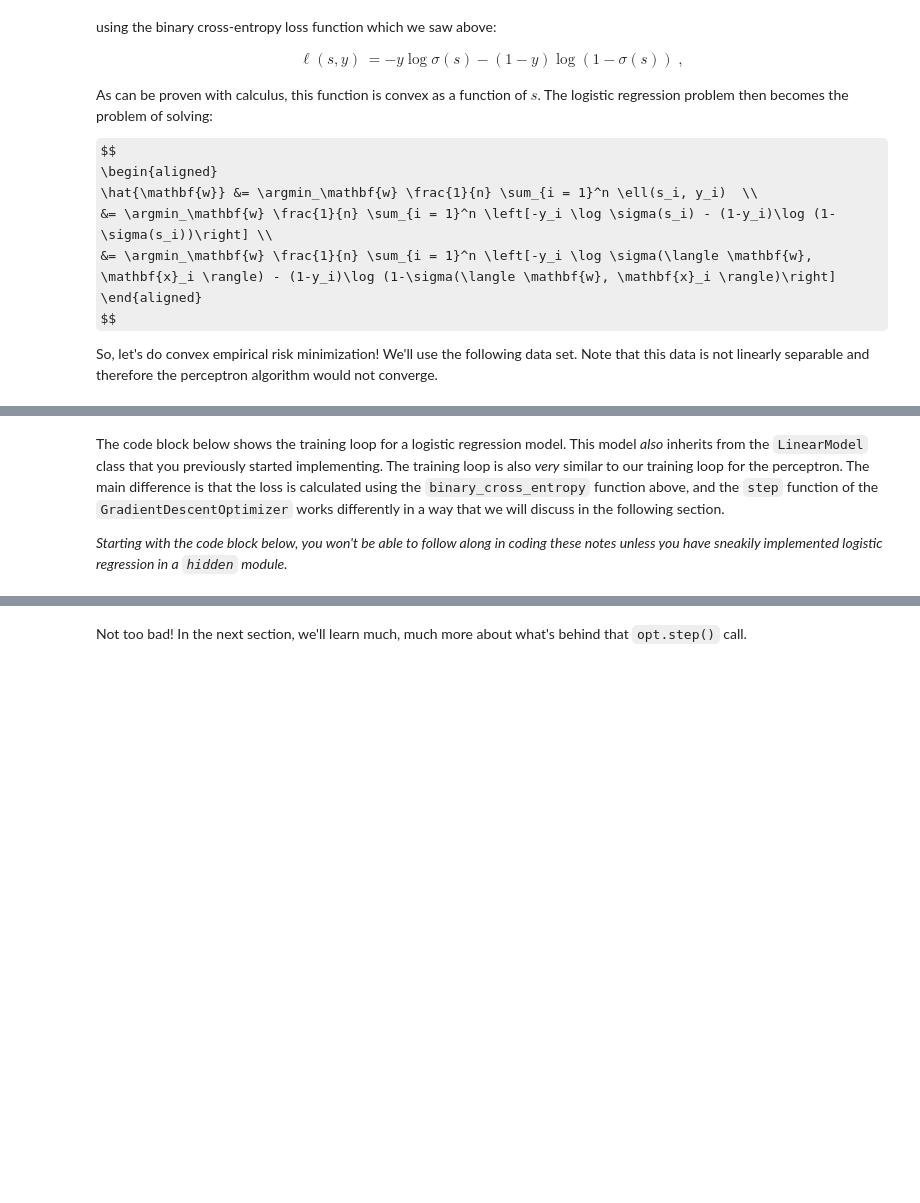
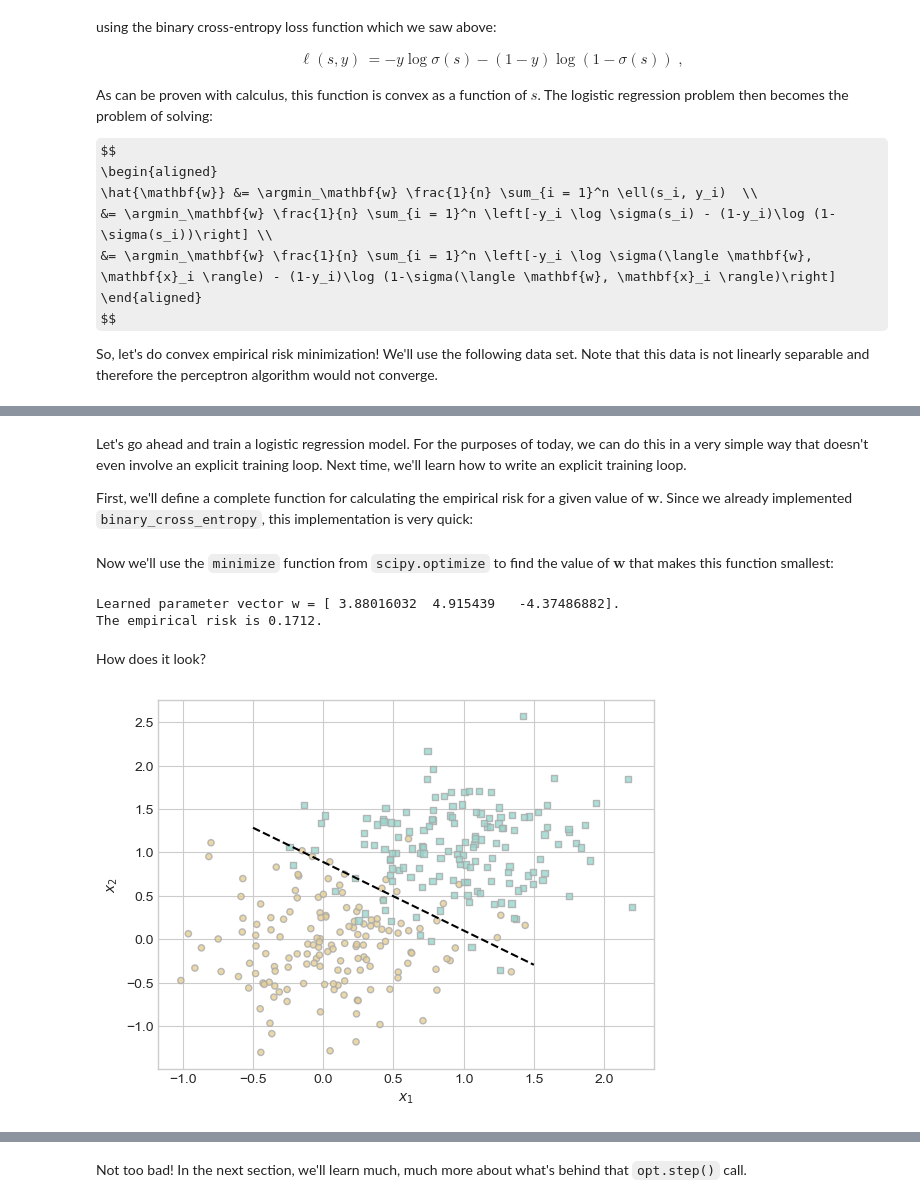
Before and after one commit to PhilChodrow/ml-notes, a Jupyter notebook: source/22-convex-erm.ipynb, the cells around one changed output, grey strips where cells are left out. Saved outputs shown, nothing was run; the diff lists cells and outputs as text; code cells hidden in the pictures; some formulas as TeX source; blank space fills up the shorter version.

```diff
--- a/source/22-convex-erm.ipynb
+++ b/source/22-convex-erm.ipynb
@@ -470,4 +470,45 @@ plot_classification_data(X, y, ax)
 # %% [markdown]
-The code block below shows the training loop for a logistic regression model. This model *also* inherits from the `LinearModel` class that you previously started implementing. The training loop is also *very* similar to our training loop for the perceptron. The main difference is that the loss is calculated using the `binary_cross_entropy` function above, and the `step` function of the `GradientDescentOptimizer` works differently in a way that we will discuss in the following section.
+Let's go ahead and train a logistic regression model. For the purposes of today, we can do this in a very simple way that doesn't even involve an explicit training loop. Next time, we'll learn how to write an explicit training loop.
 
-*Starting with the code block below, you won't be able to follow along in coding these notes unless you have sneakily implemented logistic regression in a `hidden` module.*
+First, we'll define a complete function for calculating the empirical risk for a given value of $\mathbf{w}$. Since we already implemented `binary_cross_entropy`, this implementation is very quick:
+# %%
+#---
+def empirical_risk(w, X, y):
+    s = X@w
+    return binary_cross_entropy(s, y).mean()
+#---
+# %% [markdown]
+Now we'll use the `minimize` function from `scipy.optimize` to find the value of $\mathbf{w}$ that makes this function smallest:
+# %%
+from scipy.optimize import minimize
+
+#---
+w0 = torch.tensor([1.0, 1.0, 1.0])
+result = minimize(lambda w: empirical_risk(w, X, y), x0 = w0)
+w = result.x
+#---
+
+print(f"Learned parameter vector w = {w}.\nThe empirical risk is {result.fun:.4f}.")
+# %% [output]
+Learned parameter vector w = [ 3.88016032  4.915439   -4.37486882].
+The empirical risk is 0.1712.
+# %% [markdown]
+How does it look?
+# %%
+#| fig-cap: 'The separating line learned by logistic regression.'
+#| fig-cap-location: margin
+#| label: fig-LR-line
+#| code-fold: true
+
+def draw_line(w, X, y, x_min, x_max, ax, **kwargs):
+    fig, ax = plt.subplots(1, 1)
+    plot_classification_data(X, y, ax)
+    x = torch.linspace(x_min, x_max, 101)
+    y = -(w[0]*x + w[2])/w[1]
+    l = ax.plot(x, y, **kwargs)
+
+draw_line(w, X, y, x_min = -0.5, x_max = 1.5, ax = ax, color = "black", linestyle = "dashed")
+
+# fig
+# %% [output]
+[figure, added]
```
Also changed, not shown: parts of 9 cells of this notebook, 14 other files.
